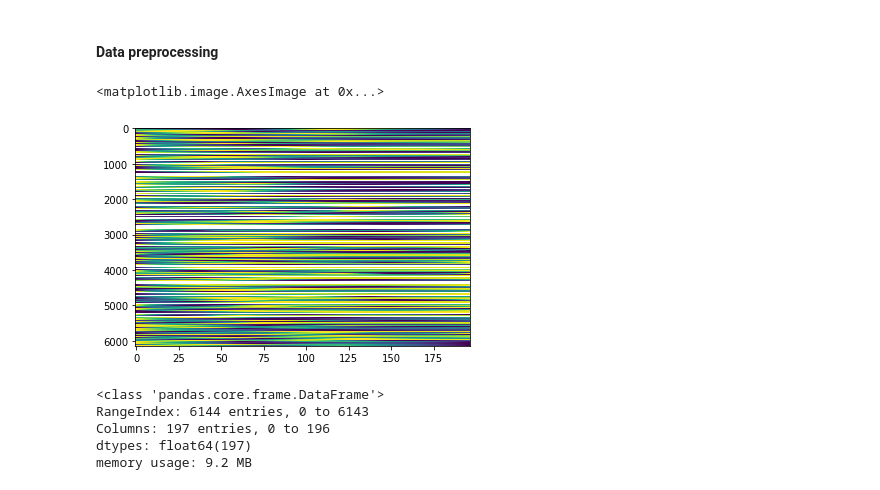
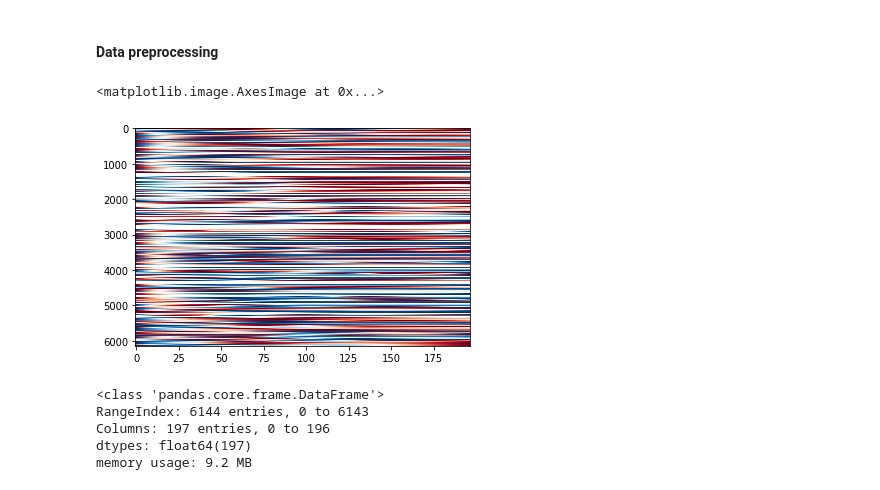
Before and after one commit to Gonza10V/SYNBIO_AI, a Jupyter notebook: K_means_silhouette_clustering_GenEx.ipynb, the cells around one changed output. Drawn from its saved outputs; the diff is of its cells as text; code cells hidden in the pictures.

```diff
--- a/K_means_silhouette_clustering_GenEx.ipynb
+++ b/K_means_silhouette_clustering_GenEx.ipynb
@@ -28,10 +28,10 @@ prom_activity = timecourses[3]
 # %% [markdown]
 #### Data preprocessing
 # %%
-plt.imshow(prom_activity, aspect='auto', cmap='viridis')
+plt.imshow(prom_activity, aspect='auto', cmap='RdBu')
 # %% [output]
 <matplotlib.image.AxesImage at 0x...>
-[figure, old version]
+[figure, new version]
 # %%
 df_pa = pd.DataFrame(prom_activity)
 df_pa.info()
```
Also changed, not shown: parts of 13 cells of this notebook.
